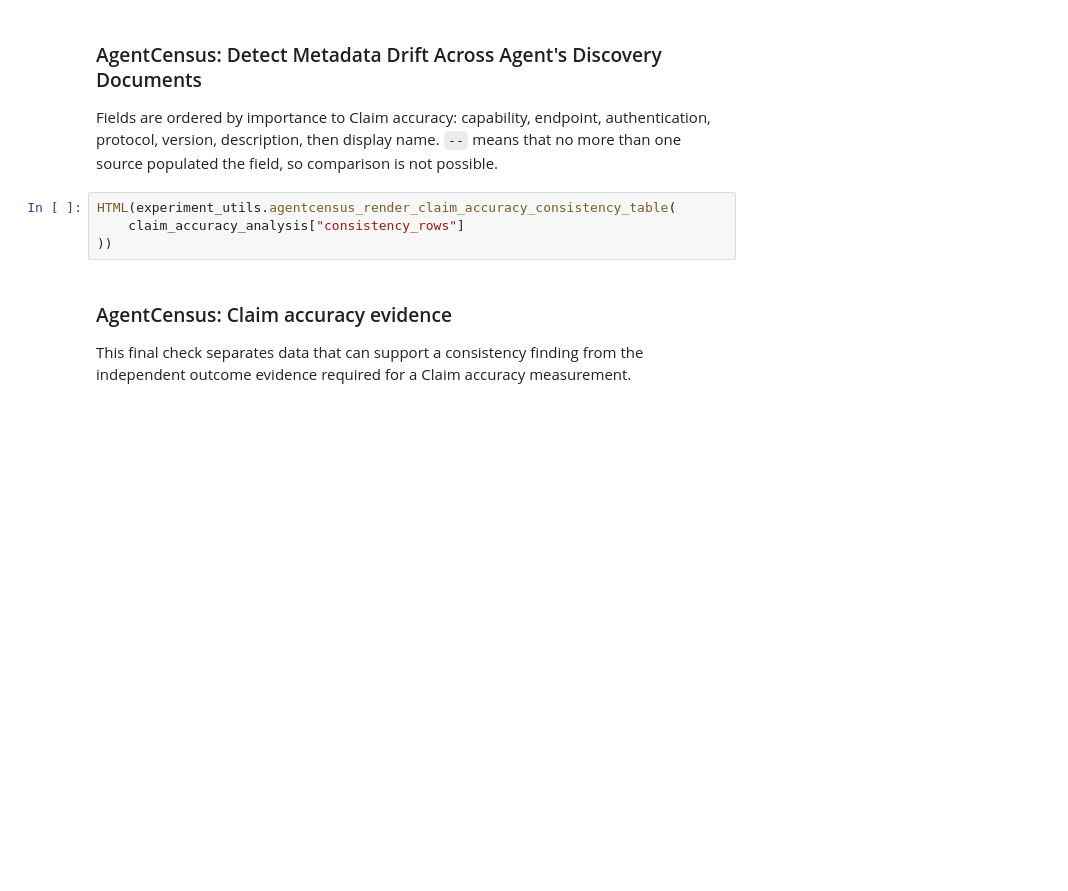
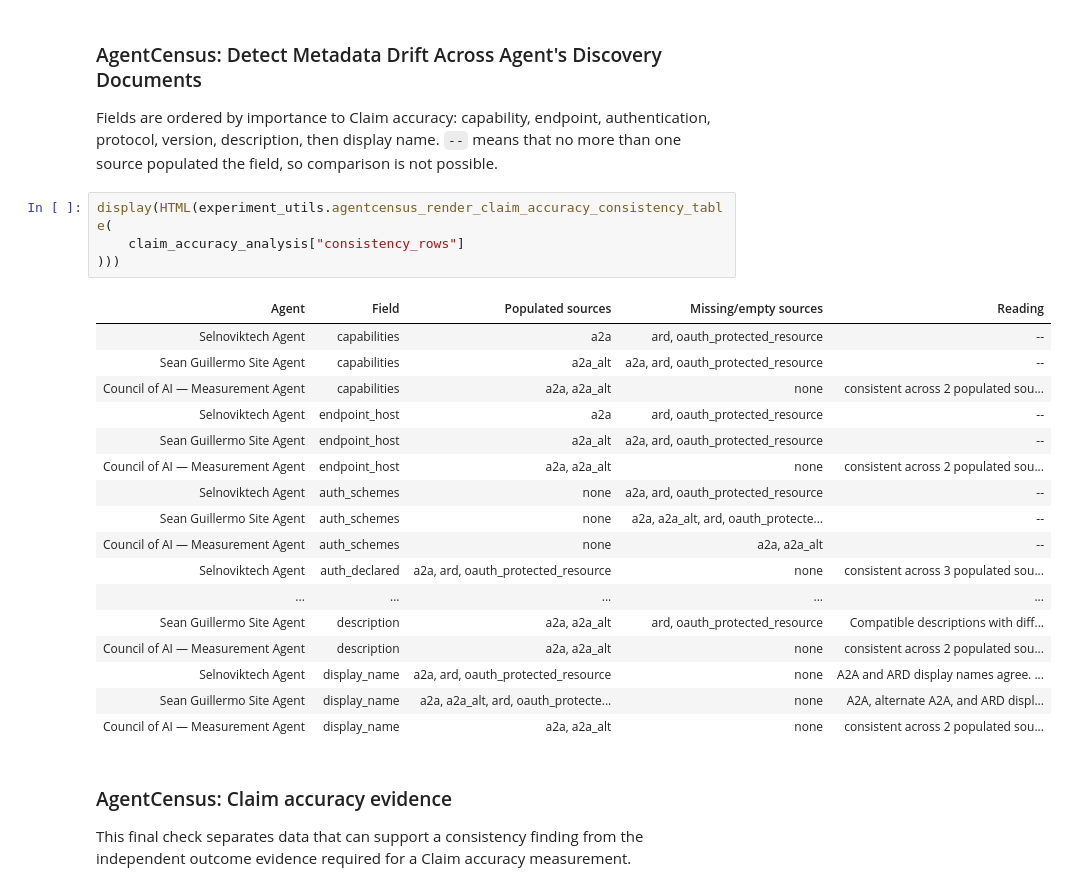
Before and after one commit to hanhanwu/Agentopia, a Jupyter notebook: EXPERIMENTS/notebooks/trust_model_comparison.ipynb, the cells around one changed output. Cells and saved outputs as stored; diff of their text form; blank space fills up the shorter version.

```diff
--- a/EXPERIMENTS/notebooks/trust_model_comparison.ipynb
+++ b/EXPERIMENTS/notebooks/trust_model_comparison.ipynb
@@ -559,9 +563,27 @@ Fields are ordered by importance to Claim accuracy: capability, endpoint,
 authentication, protocol, version, description, then display name. `--` means
 that no more than one source populated the field, so comparison is not possible.
 # %%
-HTML(experiment_utils.agentcensus_render_claim_accuracy_consistency_table(
+display(HTML(experiment_utils.agentcensus_render_claim_accuracy_consistency_table(
     claim_accuracy_analysis["consistency_rows"]
-))
+)))
+# %% [output]
+| Agent | Field | Populated sources | Missing/empty sources | Reading |
+| Selnoviktech Agent | capabilities | a2a | ard, oauth_protected_resource | -- |
+| Sean Guillermo Site Agent | capabilities | a2a_alt | a2a, ard, oauth_protected_resource | -- |
+| Council of AI — Measurement Agent | capabilities | a2a, a2a_alt | none | consistent across 2 populated sou... |
+| Selnoviktech Agent | endpoint_host | a2a | ard, oauth_protected_resource | -- |
+| Sean Guillermo Site Agent | endpoint_host | a2a_alt | a2a, ard, oauth_protected_resource | -- |
+| Council of AI — Measurement Agent | endpoint_host | a2a, a2a_alt | none | consistent across 2 populated sou... |
+| Selnoviktech Agent | auth_schemes | none | a2a, ard, oauth_protected_resource | -- |
+| Sean Guillermo Site Agent | auth_schemes | none | a2a, a2a_alt, ard, oauth_protecte... | -- |
+| Council of AI — Measurement Agent | auth_schemes | none | a2a, a2a_alt | -- |
+| Selnoviktech Agent | auth_declared | a2a, ard, oauth_protected_resource | none | consistent across 3 populated sou... |
+| ... | ... | ... | ... | ... |
+| Sean Guillermo Site Agent | description | a2a, a2a_alt | ard, oauth_protected_resource | Compatible descriptions with diff... |
+| Council of AI — Measurement Agent | description | a2a, a2a_alt | none | consistent across 2 populated sou... |
+| Selnoviktech Agent | display_name | a2a, ard, oauth_protected_resource | none | A2A and ARD display names agree. ... |
+| Sean Guillermo Site Agent | display_name | a2a, a2a_alt, ard, oauth_protecte... | none | A2A, alternate A2A, and ARD displ... |
+| Council of AI — Measurement Agent | display_name | a2a, a2a_alt | none | consistent across 2 populated sou... |
 # %% [markdown]
 ### AgentCensus: Claim accuracy evidence
 
```
Also changed, not shown: parts of 4 cells of this notebook, 1 other file.
